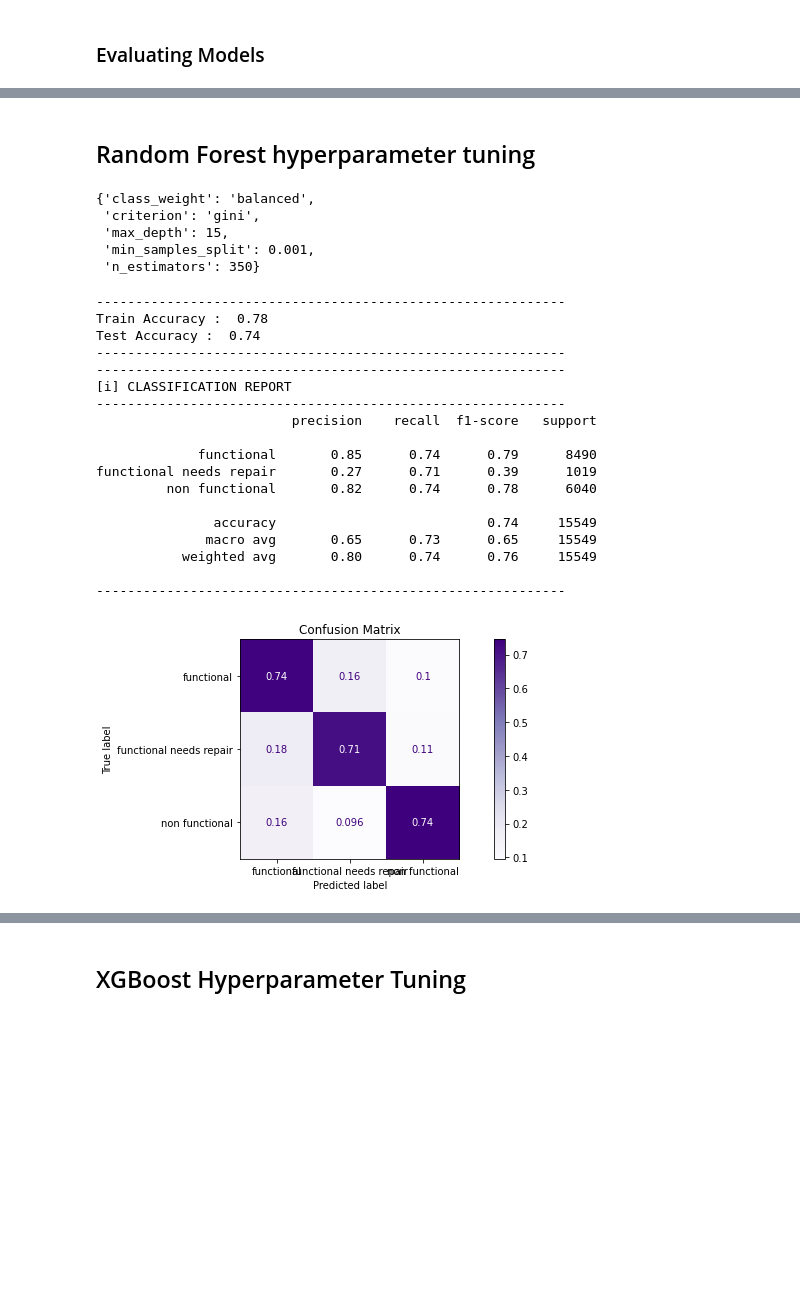
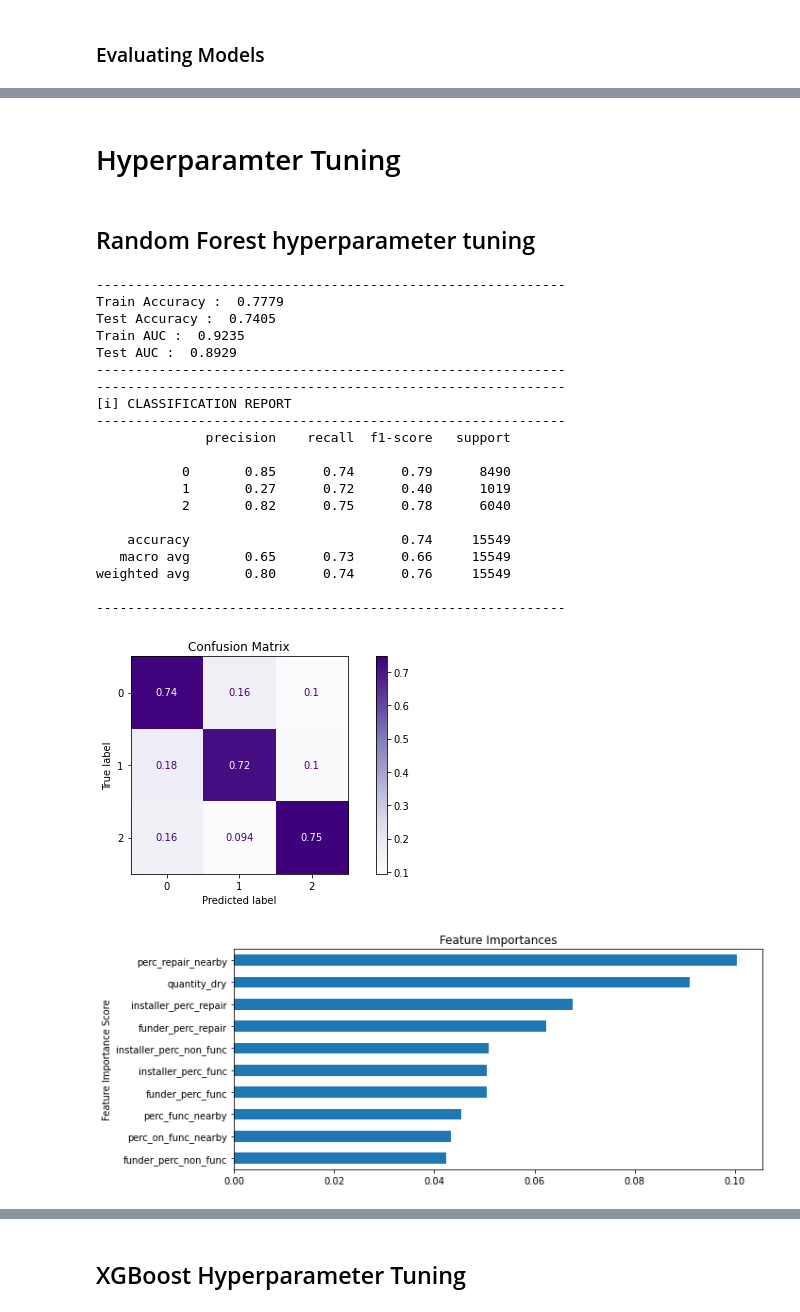
Before and after one commit to singsang2/Tanzanian-Water-Well-Project, a Jupyter notebook: student.ipynb, the cells around one changed output, grey strips where cells are left out. Cells and saved outputs as stored; diff of their text form; code cells hidden in the pictures; blank space fills up the shorter version.

Commit message:
final models

```diff
--- a/student.ipynb
+++ b/student.ipynb
@@ -558,5 +776,0 @@ print('Number of columns: ', df.shape[1]-1)
-# %%
-# Saving dataframe until now
-# save_data(df, 'dataframe_model_2')
-# loading datafrom for model #2
-df = load_data('dataframe_model_2')
@@ -571,6 +806,11 @@ y = df['status_group']
 X_train, X_test, y_train, y_test = train_test_split(X, y, train_size=0.7, random_state=42)
 # %% [markdown]
 ## Preprocessing
+# %%
+from sklearn.preprocessing import LabelEncoder
+encoder = LabelEncoder()
+y_train_tf = encoder.fit_transform(y_train)
+y_test_tf = encoder.transform(y_test)
 # %%
 from sklearn.pipeline import Pipeline
 pipe_cat = Pipeline(steps=[('imp', SimpleImputer(strategy='constant', fill_value='MISSING')),
@@ -671,7 +904,8 @@ X_train_smote_tf
 ## Classweight
 # %%
 from sklearn.utils.class_weight import compute_class_weight
-class_weight = list(compute_class_weight(class_weight='balanced', classes=['functional', 'non functional', 'functional needs repair'], y=y_train))
-class_weight_dict = {'functional': class_weight[0],
-                'non functional': class_weight[1],
-                'functional needs repair': class_weight[2]}
+class_weight = list(compute_class_weight(class_weight='balanced', classes=[0, 1, 2], y=y_train_tf))
+print(class_weight)
+class_weight_dict = {0: class_weight[0],
+                1: class_weight[1],
+                2: class_weight[2]}
@@ -941,21 +1070,16 @@ def evaluate_clf_model(model,X_train, y_train, X_test,y_test,classes=None,
+# %% [markdown]
+# Hyperparamter Tuning
 # %% [markdown]
 ## Random Forest hyperparameter tuning
 # %%
 from sklearn.model_selection import GridSearchCV
 rf = RandomForestClassifier()
 param_rf = dict(criterion=['gini'],
-                 n_estimators=[200, 350, 500],
-                 class_weight=[None, 'balanced'],
-                 max_depth = [10, 15, 20, None],
-                 min_samples_split=[0.001, 0.005, 0.01])
-grid_rf = GridSearchCV(rf, param_grid=param_rf, cv=3, n_jobs=-1, scoring='recall_macro')
+                 n_estimators=[1000],
+                 class_weight=[class_weight_dict],
+                 max_depth = [15],
+                 min_samples_split=[0.001],
+                 max_features=['sqrt'])
+grid_rf_2 = GridSearchCV(rf, param_grid=param_rf, n_jobs=-1, scoring='recall_macro')
 
-grid_rf.fit(X_train_tf, y_train)
+grid_rf_2.fit(X_train_tf, y_train_tf)
-# %%
-grid_rf.best_params_
-# %% [output]
-{'class_weight': 'balanced',
- 'criterion': 'gini',
- 'max_depth': 15,
- 'min_samples_split': 0.001,
- 'n_estimators': 350}
@@ -964,22 +1086,25 @@ model_rf_3 = grid_rf.best_estimator_
 # %%
-evaluate_clf_model(model_rf_3, X_train_tf, y_train, X_test_tf, y_test);
+evaluate_clf_model(grid_rf_2.best_estimator_, X_train_tf, y_train_tf, X_test_tf, y_test_tf);
 # %% [output]
 ------------------------------------------------------------
-Train Accuracy :  0.78
-Test Accuracy :  0.74
+Train Accuracy :  0.7779
+Test Accuracy :  0.7405
+Train AUC :  0.9235
+Test AUC :  0.8929
 ------------------------------------------------------------
 ------------------------------------------------------------
 [i] CLASSIFICATION REPORT
 ------------------------------------------------------------
-                         precision    recall  f1-score   support
+              precision    recall  f1-score   support
 
-             functional       0.85      0.74      0.79      8490
-functional needs repair       0.27      0.71      0.39      1019
-         non functional       0.82      0.74      0.78      6040
+           0       0.85      0.74      0.79      8490
+           1       0.27      0.72      0.40      1019
+           2       0.82      0.75      0.78      6040
 
-               accuracy                           0.74     15549
-              macro avg       0.65      0.73      0.65     15549
-           weighted avg       0.80      0.74      0.76     15549
+    accuracy                           0.74     15549
+   macro avg       0.65      0.73      0.66     15549
+weighted avg       0.80      0.74      0.76     15549
 
 ------------------------------------------------------------
-[figure, old version]
+[figure, new version]
+[figure, added]
```
Also changed, not shown: parts of 145 cells of this notebook, 2 other files.
